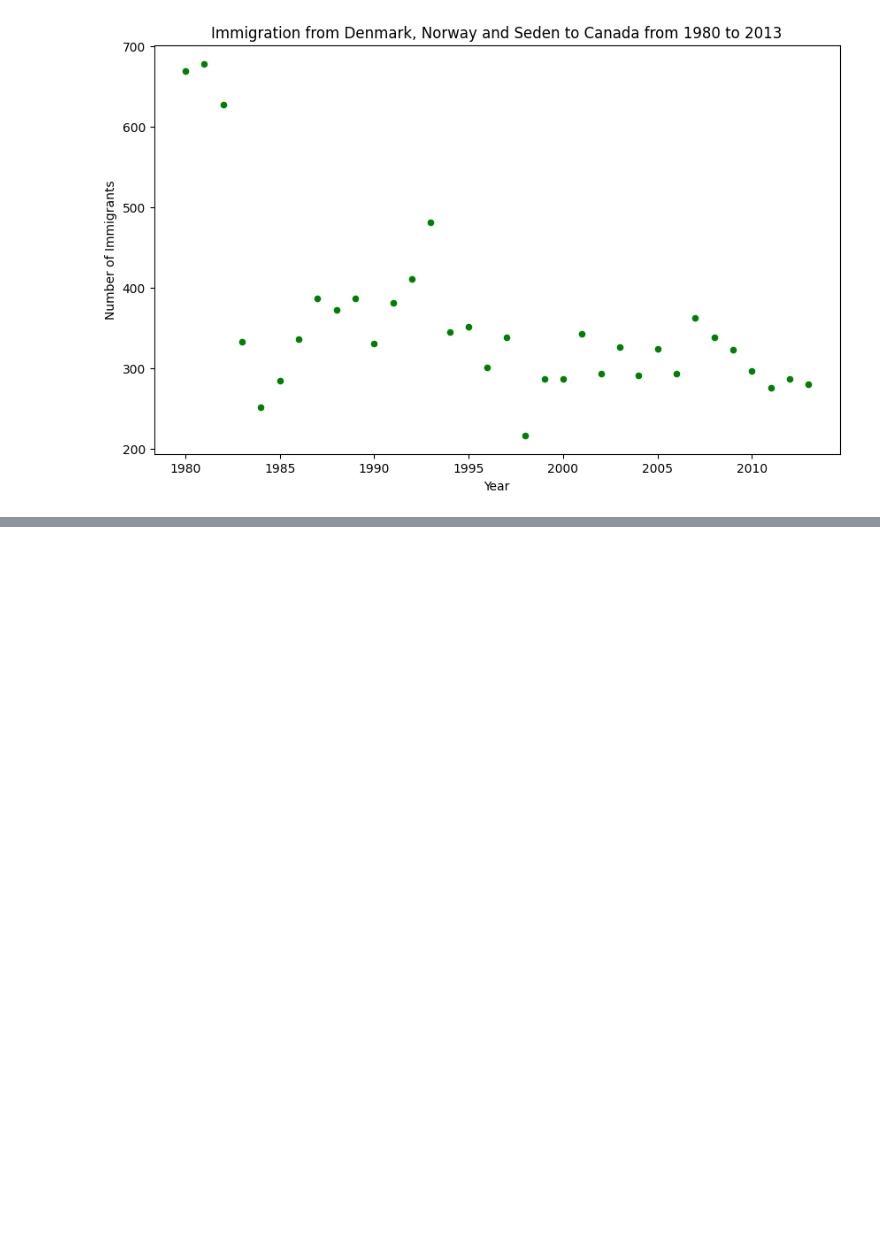
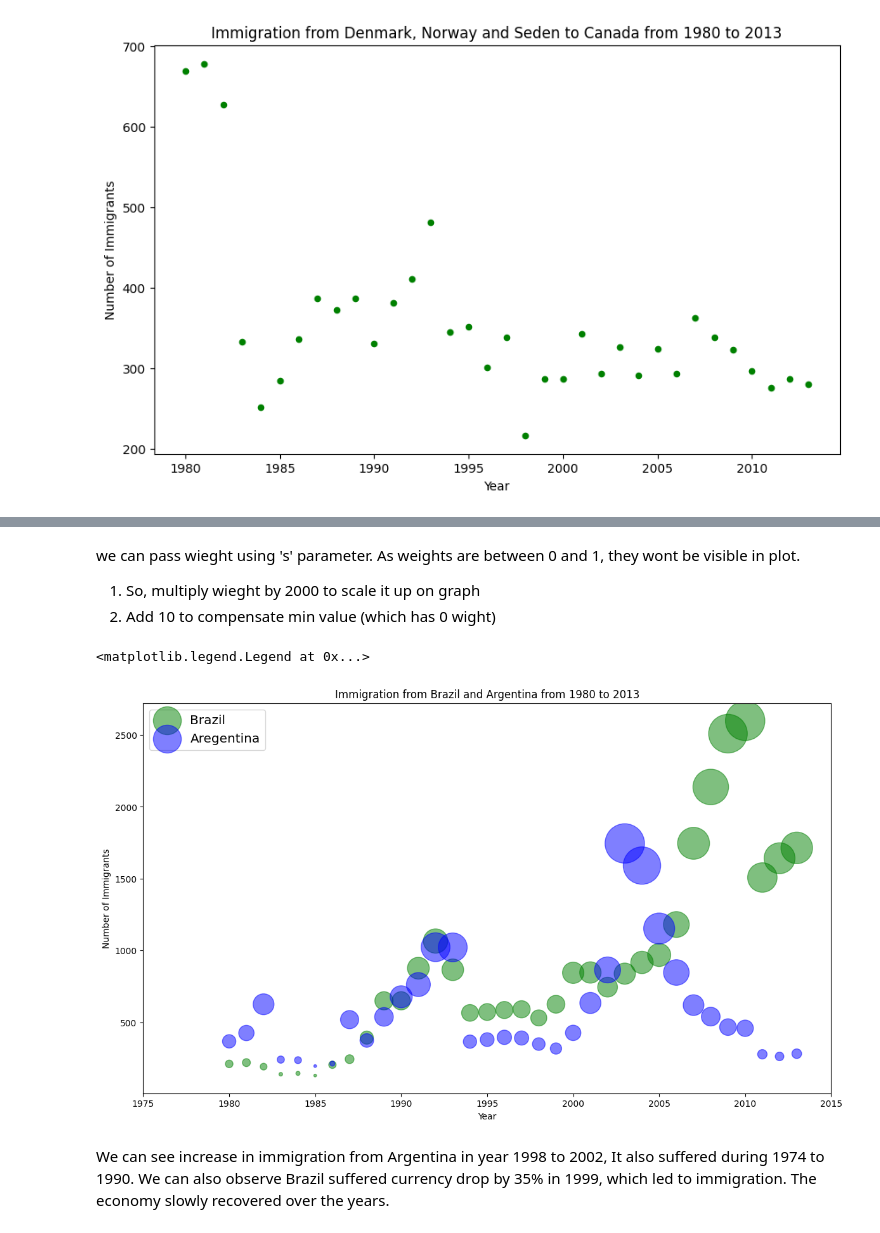
Before and after one commit to Mohwit/Data-Visualization, a Jupyter notebook: PieChart_BoxPlot_ScatterPlot_BubblePlot.ipynb, the cells around one changed output, grey strips where cells are left out. Cells and saved outputs as stored; diff of their text form; code cells hidden in the pictures; blank space fills up the shorter version.

Commit message:
Created a bubble plot to compare Immigration between Argentina and Brazil and also between India and China

```diff
--- a/PieChart_BoxPlot_ScatterPlot_BubblePlot.ipynb
+++ b/PieChart_BoxPlot_ScatterPlot_BubblePlot.ipynb
@@ -666,0 +674,6 @@ plt.show()
+# %%
+#transposing the dataframe
+df_transpose = df[years].transpose()
+
+df_transpose.index.name = 'Year'
+df_transpose.reset_index(inplace=True)
@@ -666,0 +694,49 @@ plt.show()
+# %%
+#normalize brazil data
+norm_brazil= (df_transpose['Brazil'] - df_transpose['Brazil'].min()) / (df_transpose['Brazil'].max() - df_transpose['Brazil'].min())
+
+#normalize argentina data
+norm_argentina= (df_transpose['Argentina'] - df_transpose['Argentina'].min()) / (df_transpose['Argentina'].max() - df_transpose['Argentina'].min())
+# %% [markdown]
+we can pass wieght using 's' parameter. </br>
+As weights are between 0 and 1, they wont be visible in plot. </br>
+1. So, multiply wieght by 2000 to scale it up on graph
+2. Add 10 to compensate min value (which has 0 wight)
+# %%
+#ploting the data
+# To plot two different plots in one plot, we includes the axes one plot into the other by passinf it via the 'ax' parameter
+
+#Brazil
+ax0 = df_transpose.plot(
+    kind= 'scatter',
+    x= 'Year',
+    y= 'Brazil',
+    figsize= (14, 8),
+    alpha=0.5, #transparency
+    color= 'green',
+    s = norm_brazil * 2000 + 10, #pass the weight
+    xlim = (1975, 2015)
+)
+
+#Argentina
+
+ax1 = df_transpose.plot(
+    kind= 'scatter',
+    x= 'Year',
+    y= 'Argentina',
+    figsize= (14, 8),
+    alpha=0.5, #transparency
+    color= 'blue',
+    s = norm_argentina * 2000 + 10, #pass the weight
+    ax= ax0
+)
+
+ax0.set_ylabel('Number of Immigrants')
+ax0.set_title('Immigration from Brazil and Argentina from 1980 to 2013')
+ax0.legend(['Brazil', 'Aregentina'], loc='upper left', fontsize='x-large')
+# %% [output]
+<matplotlib.legend.Legend at 0x...>
+[figure, added]
+# %% [markdown]
+We can see increase in immigration from Argentina in year 1998 to 2002, It also suffered during 1974 to 1990. </br>
+We can also observe Brazil suffered currency drop by 35% in 1999, which led to immigration. The economy slowly recovered over the years.
```
Also changed, not shown: parts of 8 cells of this notebook.
